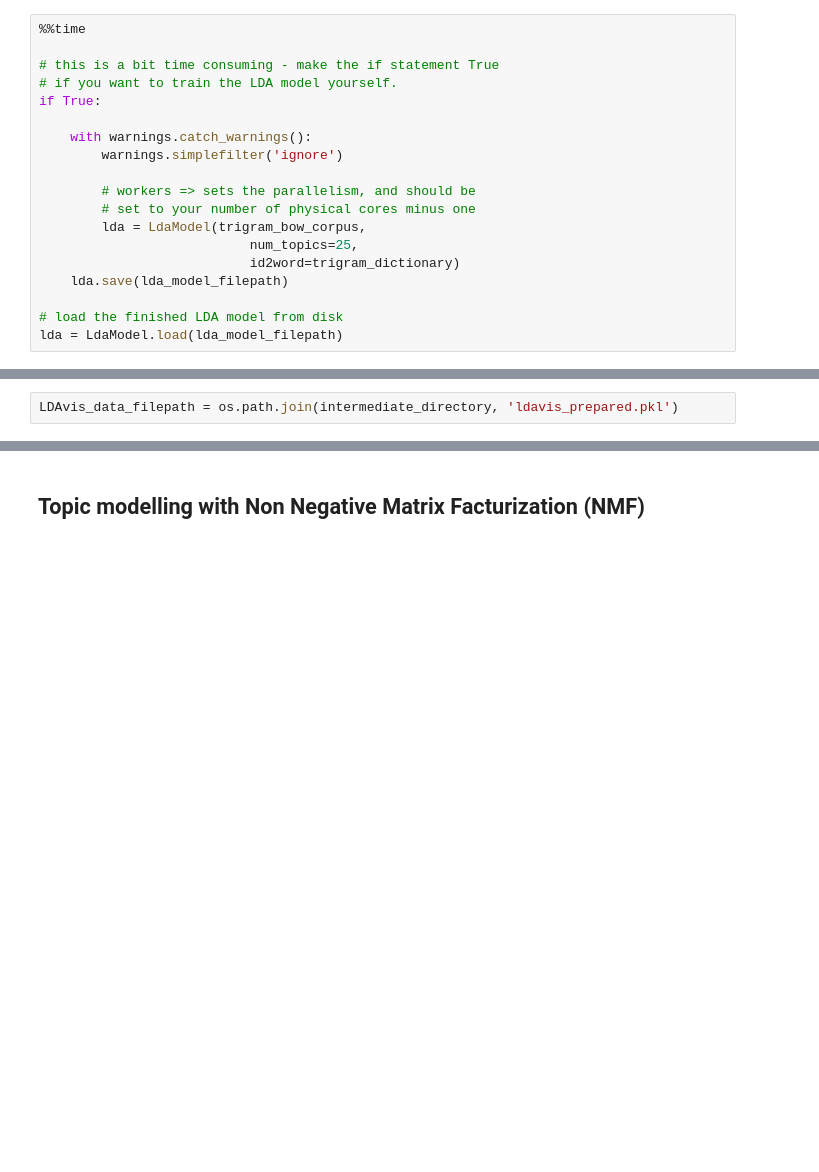
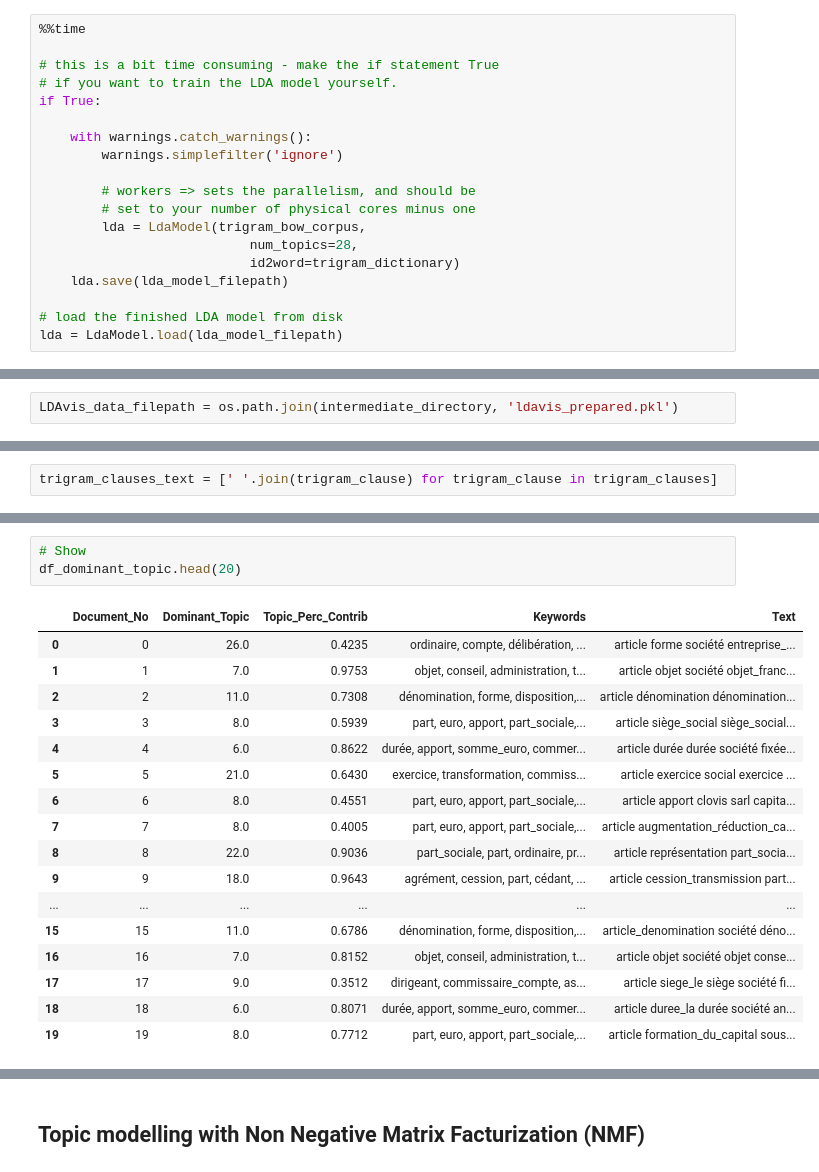
Before and after one commit to alaameloh/Hyperlex_test, a Jupyter notebook: hyperlex_test.ipynb, the cells around one changed output, grey strips where cells are left out. Cells and saved outputs as stored; diff of their text form; blank space fills up the shorter version.

```diff
--- a/hyperlex_test.ipynb
+++ b/hyperlex_test.ipynb
@@ -689,7 +689,7 @@ if True:
         # workers => sets the parallelism, and should be
         # set to your number of physical cores minus one
         lda = LdaModel(trigram_bow_corpus,
-                           num_topics=25,
+                           num_topics=28,
                            id2word=trigram_dictionary)
     lda.save(lda_model_filepath)
 
@@ -760,0 +783,2 @@ pyLDAvis.display(LDAvis_prepared)
+# %%
+trigram_clauses_text = [' '.join(trigram_clause) for trigram_clause in trigram_clauses]
@@ -760,0 +822,21 @@ pyLDAvis.display(LDAvis_prepared)
+# %%
+# Show
+df_dominant_topic.head(20)
+# %% [output]
+|  | Document_No | Dominant_Topic | Topic_Perc_Contrib | Keywords | Text |
+| 0 | 0 | 26.0 | 0.4235 | ordinaire, compte, délibération, ... | article forme société entreprise_... |
+| 1 | 1 | 7.0 | 0.9753 | objet, conseil, administration, t... | article objet société objet_franc... |
+| 2 | 2 | 11.0 | 0.7308 | dénomination, forme, disposition,... | article dénomination dénomination... |
+| 3 | 3 | 8.0 | 0.5939 | part, euro, apport, part_sociale,... | article siège_social siège_social... |
+| 4 | 4 | 6.0 | 0.8622 | durée, apport, somme_euro, commer... | article durée durée société fixée... |
+| 5 | 5 | 21.0 | 0.6430 | exercice, transformation, commiss... | article exercice social exercice ... |
+| 6 | 6 | 8.0 | 0.4551 | part, euro, apport, part_sociale,... | article apport clovis sarl capita... |
+| 7 | 7 | 8.0 | 0.4005 | part, euro, apport, part_sociale,... | article augmentation_réduction_ca... |
+| 8 | 8 | 22.0 | 0.9036 | part_sociale, part, ordinaire, pr... | article représentation part_socia... |
+| 9 | 9 | 18.0 | 0.9643 | agrément, cession, part, cédant, ... | article cession_transmission part... |
+| ... | ... | ... | ... | ... | ... |
+| 15 | 15 | 11.0 | 0.6786 | dénomination, forme, disposition,... | article_denomination société déno... |
+| 16 | 16 | 7.0 | 0.8152 | objet, conseil, administration, t... | article objet société objet conse... |
+| 17 | 17 | 9.0 | 0.3512 | dirigeant, commissaire_compte, as... | article siege_le siège société fi... |
+| 18 | 18 | 6.0 | 0.8071 | durée, apport, somme_euro, commer... | article duree_la durée société an... |
+| 19 | 19 | 8.0 | 0.7712 | part, euro, apport, part_sociale,... | article formation_du_capital sous... |
```
Also changed, not shown: parts of 28 cells of this notebook, 6 other files.
